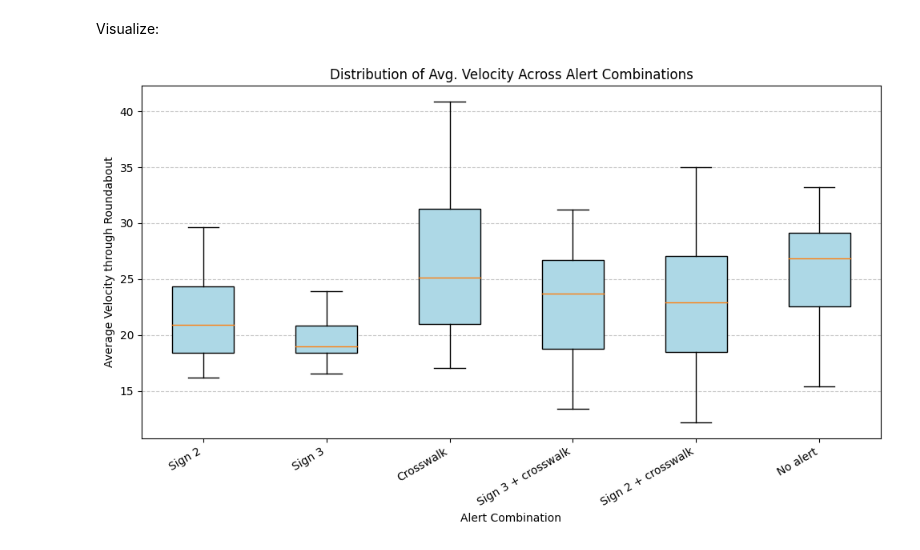
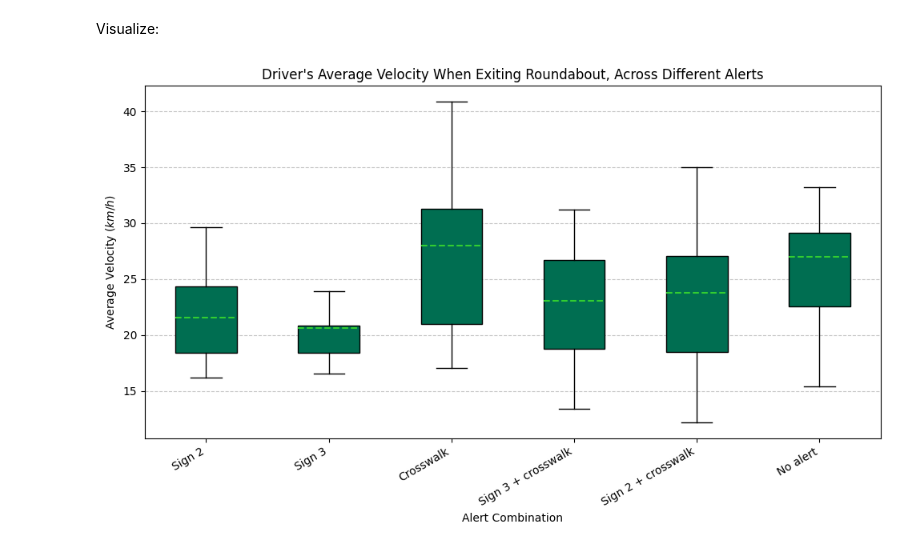
Before and after one commit to christopheroka/fydp-roundadoubt, a Jupyter notebook: AVRIL_data_analysis/V1_Data_Analysis.ipynb, the cells around one changed output. Cells and saved outputs as stored; diff of their text form; code cells hidden in the pictures.

```diff
--- a/AVRIL_data_analysis/V1_Data_Analysis.ipynb
+++ b/AVRIL_data_analysis/V1_Data_Analysis.ipynb
@@ -881,23 +913,38 @@ Visualize:
 # %%
 df = pd.read_csv("Compiled_Velocity_Data.csv")
 
 categories = df["Alert_Combination"].unique()
 data_by_category = [df[df["Alert_Combination"] == cat]["Avg_Velocity"].values for cat in categories]
 
 fig, ax = plt.subplots(figsize=(10, 6))
 
-bp = ax.boxplot(data_by_category, patch_artist=True, labels=categories, showfliers=False)
+bp = ax.boxplot(
+    data_by_category,
+    patch_artist=True,
+    labels=categories,
+    showfliers=False,
+    meanline=True,
+    showmeans=True,
+)
 
 for box in bp['boxes']:
-    box.set(facecolor='lightblue')
+    box.set(facecolor='#006E51', edgecolor='black')
 
-ax.set_title("Distribution of Avg. Velocity Across Alert Combinations")
+for median in bp['medians']:
+    median.set(color='none')
+
+for mean in bp['means']:
+    mean.set(color="limegreen", linewidth=1.5)
+
+ax.yaxis.set_major_locator(MultipleLocator(5))
+
+ax.set_title("Driver's Average Velocity When Exiting Roundabout, Across Different Alerts")
 ax.set_xlabel("Alert Combination")
-ax.set_ylabel("Average Velocity through Roundabout")
+ax.set_ylabel(r"Average Velocity (${km/h}$)")
 plt.xticks(rotation=30, ha="right")
 plt.grid(axis="y", linestyle="--", alpha=0.7)
 plt.tight_layout()
 
 plt.show()
 # %% [output]
-[figure, old version]
+[figure, new version]
```
Also changed, not shown: parts of 2 cells of this notebook.
